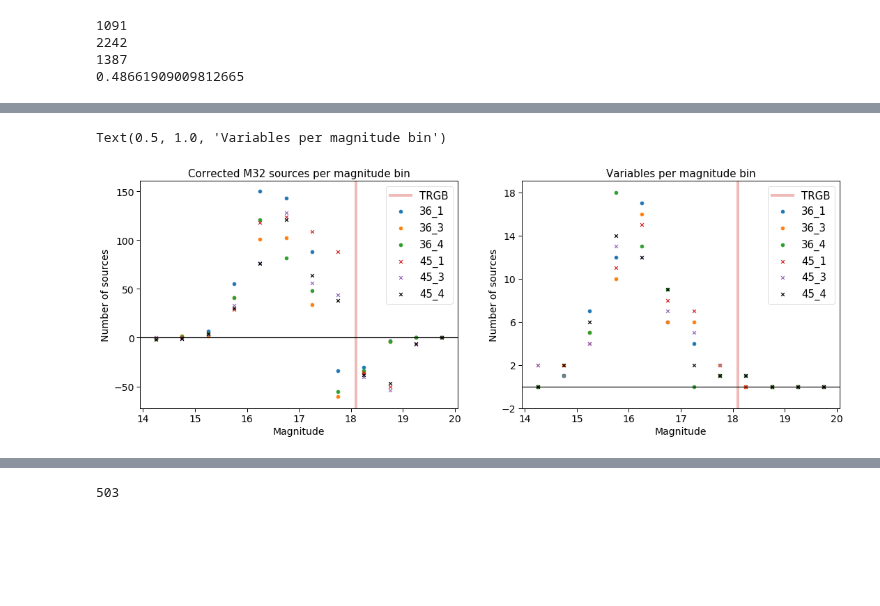
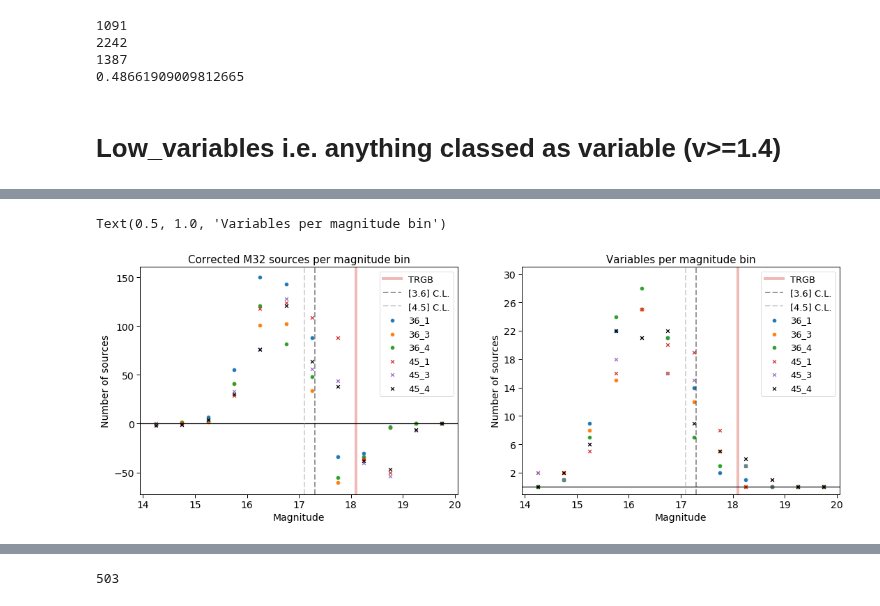
Before and after one commit to MichaelSharp7/M32, a Jupyter notebook: M32_CMD_CCD_bgd_correct.ipynb, the cells around one changed output, grey strips where cells are left out. Drawn from its saved outputs; the diff is of its cells as text; code cells hidden in the pictures; blank space fills up the shorter version.

```diff
--- a/M32_CMD_CCD_bgd_correct.ipynb
+++ b/M32_CMD_CCD_bgd_correct.ipynb
@@ -55,8 +56,9 @@ print(scale_M31_M32)
 2242
 1387
 0.48661909009812665
+# %% [markdown]
+# Low_variables i.e. anything classed as variable (v>=1.4)
 # %%
-from scipy.stats import binned_statistic as binstat
 bins_mag=np.arange(14,20.5,0.5) #Nothing fainter than 20 so last bin is 19.5 to 20
 
 # Find C_i_M31
@@ -67,9 +69,9 @@ bin_counts_45_0, bin_edges_45_0, binnumber_45_0 = binstat(bgd_data['mag_45_0'],v
 
 # Find C_i_M32
 bin_counts_36_mean, bin_edges_36_mean, binnumber_36_mean = binstat(clean_data['mean_mag_36'],values=None,statistic='count',bins=bins_mag)
-#print("36_mean: ",bin_counts_36_mean)
+print("36_mean: ",bin_counts_36_mean)
 bin_counts_45_mean, bin_edges_45_mean, binnumber_45_mean = binstat(clean_data['mean_mag_45'],values=None,statistic='count',bins=bins_mag)
-#print("45_mean: ",bin_counts_45_mean)
+print("45_mean: ",bin_counts_45_mean)
 # Don't need to remove bad data here as we are only counting sources in the specified region (!=-99)
 bin_counts_36_1, bin_edges_36_1, binnumber_36_1 = binstat(clean_data['mag_36_1'],values=None,statistic='count',bins=bins_mag)
 #print("36_1: ",bin_counts_36_1)
@@ -97,39 +99,48 @@ cf_list_45_M32 = np.array([0.993637847,0.993187579,0.986484259,0.979598498,0.957
 FnCn_array_36 = scale_M31_M32*(2/3)*bin_counts_36_0*(cf_list_36_M32/cf_list_36_M31)
 FnCn_array_45 = scale_M31_M32*(2/3)*bin_counts_45_0*(cf_list_45_M32/cf_list_45_M31)
 
+C_36_mean_list = np.around(bin_counts_36_mean-FnCn_array_36,decimals=0)
+print("\n36_mean corrected",C_36_mean_list)
 C_36_1_list = np.around(bin_counts_36_1-FnCn_array_36,decimals=0)
-print("\n36_1 corrected",C_36_1_list)
+#print("36_1 corrected",C_36_1_list)
 C_36_3_list = np.around(bin_counts_36_3-FnCn_array_36,decimals=0)
-print("36_3 corrected",C_36_3_list)
+#print("36_3 corrected",C_36_3_list)
 C_36_4_list = np.around(bin_counts_36_4-FnCn_array_36,decimals=0)
-print("36_4 corrected",C_36_4_list)
+#print("36_4 corrected",C_36_4_list)
 
+C_45_mean_list = np.around(bin_counts_45_mean-FnCn_array_45,decimals=0)
+print("45_mean corrected",C_45_mean_list)
 C_45_1_list = np.around(bin_counts_45_1-FnCn_array_45,decimals=0)
-print("45_1 corrected",C_45_1_list)
+#print("45_1 corrected",C_45_1_list)
 C_45_3_list = np.around(bin_counts_45_3-FnCn_array_45,decimals=0)
-print("45_3 corrected",C_45_3_list)
+#print("45_3 corrected",C_45_3_list)
 C_45_4_list = np.around(bin_counts_45_4-FnCn_array_45,decimals=0)
-print("45_4 corrected",C_45_4_list)
+#print("45_4 corrected",C_45_4_list)
 
 # Add together flags of variability to get how many pairs out of a possible 3 a source is variable in
-clean_data['variable_times']=clean_data['variable_1_3']+clean_data['variable_1_4']+clean_data['variable_3_4']
+clean_data['low_variable_times']=clean_data['low_variable_1_3']+clean_data['low_variable_1_4']+clean_data['low_variable_3_4']
 
 # Find number of variables in each bin for each epoch pair
-variable_source_idx = np.where(clean_data['variable_times']>0)
-print("Number of variable sources in the catalogue:",len(variable_source_idx[0]))
-variables_36_1,edg,binn = binstat(clean_data['mag_36_1'][variable_source_idx],values=None,statistic='count',bins=bins_mag)
-print("36_1 variables: ",variables_36_1)
-variables_36_3,edg,binn = binstat(clean_data['mag_36_3'][variable_source_idx],values=None,statistic='count',bins=bins_mag)
-print("36_3 variables: ",variables_36_3)
-variables_36_4,edg,binn = binstat(clean_data['mag_36_4'][variable_source_idx],values=None,statistic='count',bins=bins_mag)
-print("36_4 variables: ",variables_36_4)
+low_variable_source_idx = np.where(clean_data['low_variable_times']>0)
 
-variables_45_1,edg,binn = binstat(clean_data['mag_45_1'][variable_source_idx],values=None,statistic='count',bins=bins_mag)
-print("45_1 variables: ",variables_45_1)
-variables_45_3,edg,binn = binstat(clean_data['mag_45_3'][variable_source_idx],values=None,statistic='count',bins=bins_mag)
-print("45_3 variables: ",variables_45_3)
-variables_45_4,edg,binn = binstat(clean_data['mag_45_4'][variable_source_idx],values=None,statistic='count',bins=bins_mag)
-print("45_4 variables: ",variables_45_4)
+print("\nNumber of ALL variable sources in the catalogue:",len(low_variable_source_idx[0]))
+variables_36_mean,edg,binn = binstat(clean_data['mean_mag_36'][low_variable_source_idx],values=None,statistic='count',bins=bins_mag)
+print("\n36_mean variables: ",variables_36_mean)
+variables_36_1,edg,binn = binstat(clean_data['mag_36_1'][low_variable_source_idx],values=None,statistic='count',bins=bins_mag)
+#print("36_1 variables: ",variables_36_1)
+variables_36_3,edg,binn = binstat(clean_data['mag_36_3'][low_variable_source_idx],values=None,statistic='count',bins=bins_mag)
+#print("36_3 variables: ",variables_36_3)
+variables_36_4,edg,binn = binstat(clean_data['mag_36_4'][low_variable_source_idx],values=None,statistic='count',bins=bins_mag)
+#print("36_4 variables: ",variables_36_4)
+
+variables_45_mean,edg,binn = binstat(clean_data['mean_mag_45'][low_variable_source_idx],values=None,statistic='count',bins=bins_mag)
+print("45_mean variables: ",variables_45_mean)
+variables_45_1,edg,binn = binstat(clean_data['mag_45_1'][low_variable_source_idx],values=None,statistic='count',bins=bins_mag)
+#print("45_1 variables: ",variables_45_1)
+variables_45_3,edg,binn = binstat(clean_data['mag_45_3'][low_variable_source_idx],values=None,statistic='count',bins=bins_mag)
+#print("45_3 variables: ",variables_45_3)
+variables_45_4,edg,binn = binstat(clean_data['mag_45_4'][low_variable_source_idx],values=None,statistic='count',bins=bins_mag)
+#print("45_4 variables: ",variables_45_4)
 
 
 # Plot scatter graph showing each element of the corrected list for each filter/epoch combo
@@ -140,11 +151,11 @@ plt.rc('font', family='sans-serif')
 plt.rc("xtick", labelsize=14)
 plt.rc("ytick", labelsize=14)
 plt.rc("axes", labelsize=14)
-plt.rc("legend", fontsize=15)
+plt.rc("legend", fontsize=13)
 plt.figure(figsize=(18,6))
+
 plt.subplot(1,2,1)
 plt.axvline(x=-6.3+24.4, color=sns.xkcd_rgb["pale red"], linestyle='-', alpha=0.4, linewidth=4,label='TRGB')
-
 plt.scatter(x,C_36_1_list,label='36_1',marker='o')
 plt.scatter(x,C_36_3_list,label='36_3',marker='o')
 plt.scatter(x,C_36_4_list,label='36_4',marker='o')
@@ -152,6 +163,8 @@ plt.scatter(x,C_45_1_list,label='45_1',marker='x')
 plt.scatter(x,C_45_3_list,label='45_3',marker='x')
 plt.scatter(x,C_45_4_list,label='45_4',marker='x',color='black')
 plt.axhline(y=0,color='black')
+plt.axvline(x=17.3, color=sns.xkcd_rgb["black"], linestyle='--', alpha=0.4, linewidth=2, label='[3.6] C.L.')
+plt.axvline(x=17.1, color=sns.xkcd_rgb["grey"], linestyle='--', alpha=0.4, linewidth=2, label='[4.5] C.L.')
 plt.xlabel('Magnitude')
 plt.ylabel('Number of sources')
 plt.legend(loc="upper right",frameon=True, scatterpoints=1, numpoints=1, markerscale=1.)
@@ -166,9 +179,12 @@ plt.scatter(x,variables_45_1,label='45_1',marker='x')
 plt.scatter(x,variables_45_3,label='45_3',marker='x')
 plt.scatter(x,variables_45_4,label='45_4',marker='x',color='black')
 plt.axhline(y=0,color='black')
+plt.axvline(x=17.3, color=sns.xkcd_rgb["black"], linestyle='--', alpha=0.4, linewidth=2, label='[3.6] C.L.')
+plt.axvline(x=17.1, color=sns.xkcd_rgb["grey"], linestyle='--', alpha=0.4, linewidth=2, label='[4.5] C.L.')
 plt.xlabel('Magnitude')
 plt.ylabel('Number of sources')
-plt.yticks(np.arange(-2,20,4))
+plt.yticks(np.arange(-2,34,4))
+plt.ylim(-1,31)
 plt.legend(loc="upper right",frameon=True, scatterpoints=1, numpoints=1, markerscale=1.)
 plt.title('Variables per magnitude bin',fontsize=15)
 # %% [output]
@@ -188,2 +201,2 @@ Number of variable sources in the catalogue: 51
 Text(0.5, 1.0, 'Variables per magnitude bin')
-[figure, old version]
+[figure, new version]
```
Also changed, not shown: parts of 21 cells of this notebook.
